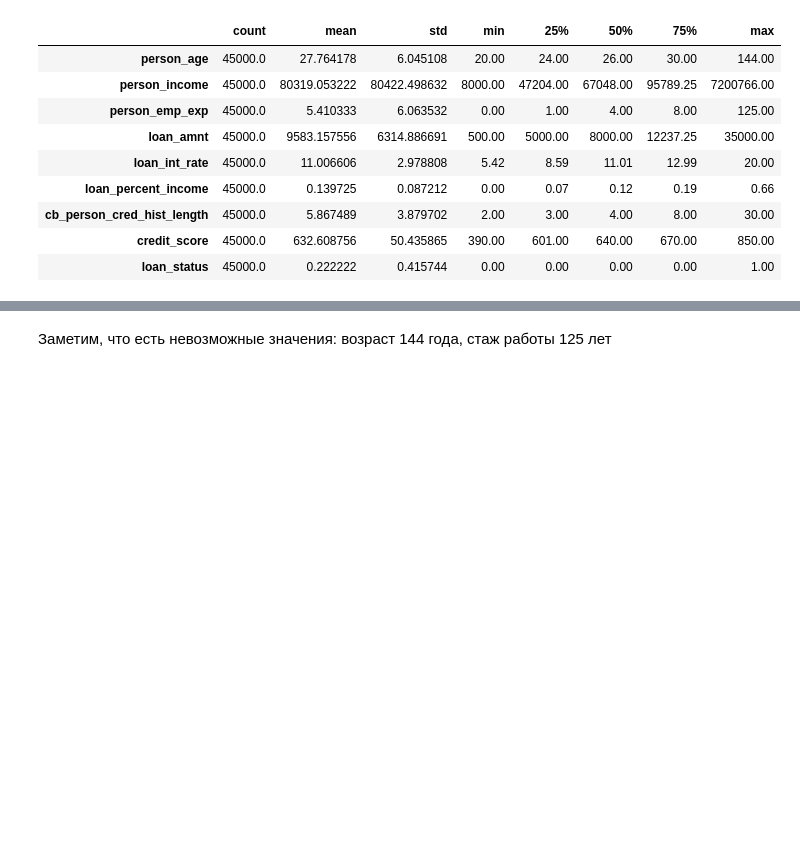
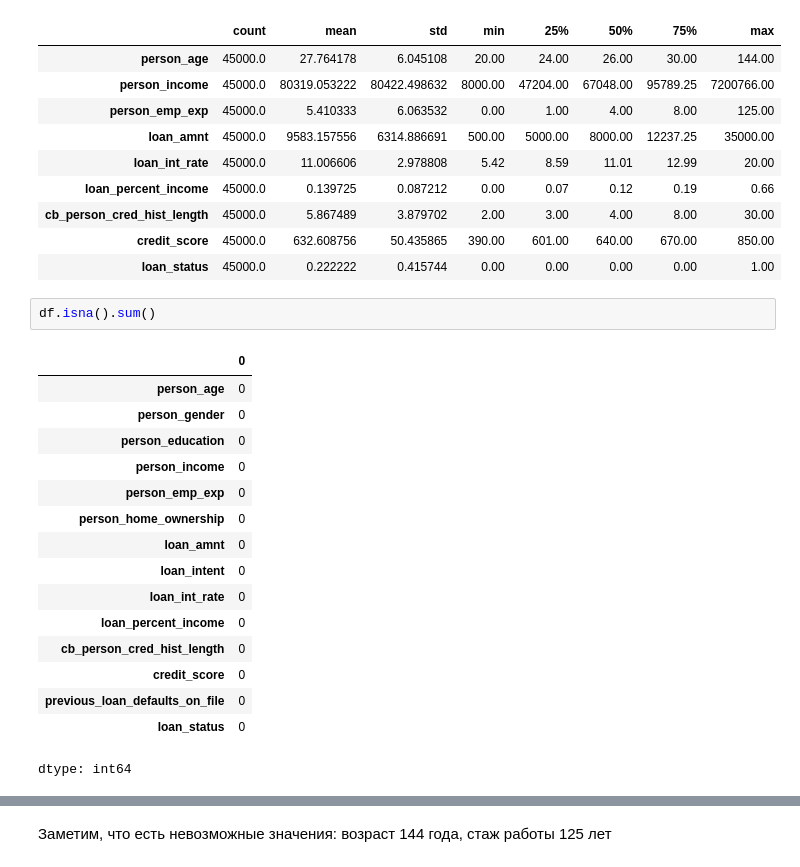
Before and after one commit to yowlxc/python2sem-lab10, a Jupyter notebook: ml/preprocessing.ipynb, the cells around one changed output, grey strips where cells are left out. Cells and saved outputs as stored; diff of their text form; blank space fills up the shorter version.

```diff
--- a/ml/preprocessing.ipynb
+++ b/ml/preprocessing.ipynb
@@ -47,3 +53,22 @@ df.describe().T
 | cb_person_cred_hist_length | 45000.0 | 5.867489 | 3.879702 | 2.00 | 3.00 | 4.00 | 8.00 | 30.00 |
 | credit_score | 45000.0 | 632.608756 | 50.435865 | 390.00 | 601.00 | 640.00 | 670.00 | 850.00 |
 | loan_status | 45000.0 | 0.222222 | 0.415744 | 0.00 | 0.00 | 0.00 | 0.00 | 1.00 |
+# %%
+df.isna().sum()
+# %% [output]
+|  | 0 |
+| person_age | 0 |
+| person_gender | 0 |
+| person_education | 0 |
+| person_income | 0 |
+| person_emp_exp | 0 |
+| person_home_ownership | 0 |
+| loan_amnt | 0 |
+| loan_intent | 0 |
+| loan_int_rate | 0 |
+| loan_percent_income | 0 |
+| cb_person_cred_hist_length | 0 |
+| credit_score | 0 |
+| previous_loan_defaults_on_file | 0 |
+| loan_status | 0 |
+dtype: int64
```
Also changed, not shown: parts of 17 cells of this notebook, 6 other files.
